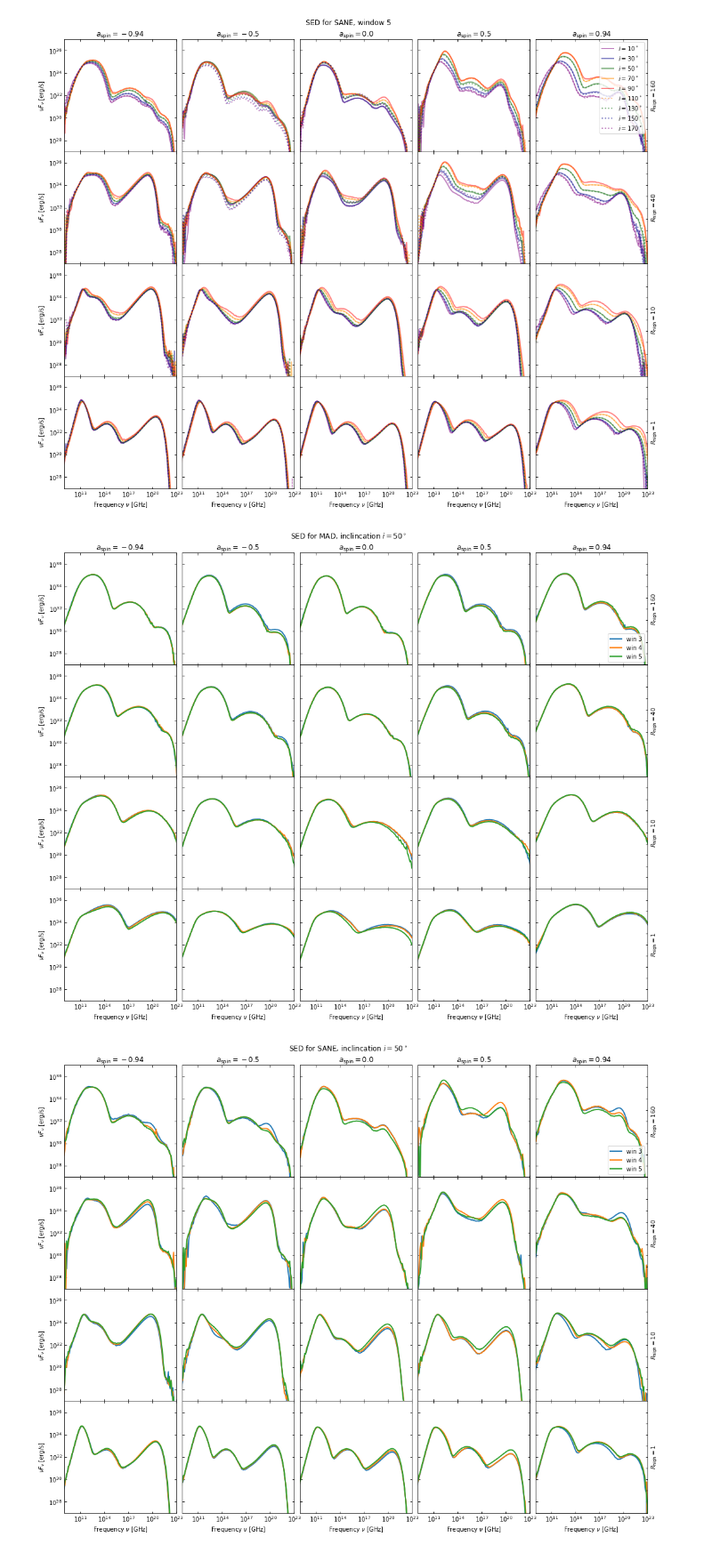
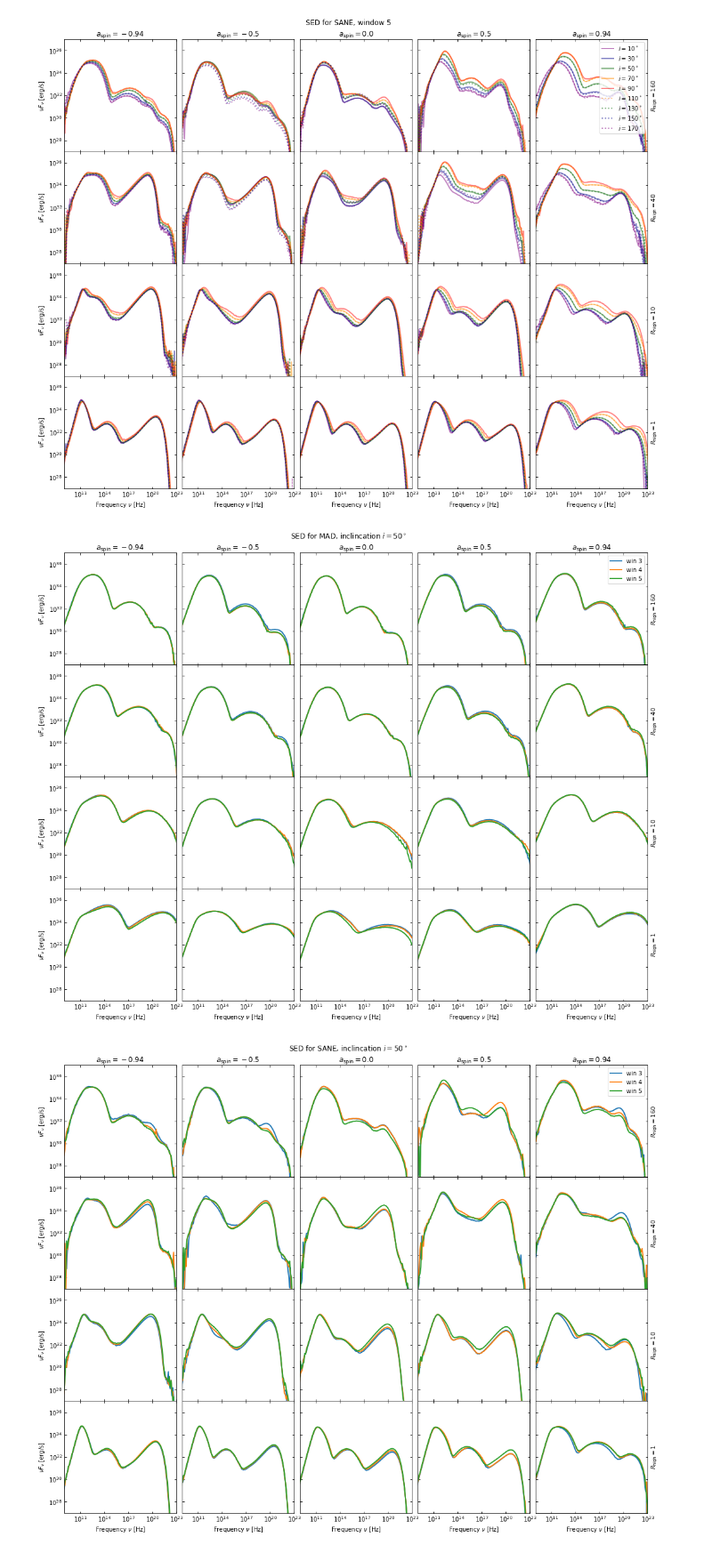
Before and after one commit to eventhorizontelescope/2017_sgra_paper5, a Jupyter notebook: output_sedgrid.ipynb, the cells around one changed output. Shown at 89% size. Saved outputs shown, nothing was run; the diff lists cells and outputs as text; code cells hidden in the pictures.

```diff
--- a/output_sedgrid.ipynb
+++ b/output_sedgrid.ipynb
@@ -144,7 +126,7 @@ for m in mag:
     viz.grid(pf(win=w)(mag=m).sort_values('inc'), plot_multiinc, aspin=aspin, Rhigh=Rhigh[::-1],
              figsize=(15,12), title=f'SED for {magmap[m]}, window {w}',
              xtitle=r'$a_\mathrm{{spin}}={}$', ytitle=r'$R_\mathrm{{high}}={}$',
-             xlabel=r'Frequency $\nu$ [GHz]',  ylabel=r'$\nu F_\nu$ [erg/s]',
+             xlabel=r'Frequency $\nu$ [Hz]',  ylabel=r'$\nu F_\nu$ [erg/s]',
              legend='upper right',
              fout=f'output/plot/sedinc_{magmap[m]}')
 # %% [output]
@@ -153,13 +135,13 @@ for m in mag:
 # %%
 i = 50
 
 for m in mag:
     viz.grid(pf(mag=m)(inc=i).sort_values('win'), plot_multiwin, aspin=aspin, Rhigh=Rhigh[::-1],
              figsize=(15,12), title=f'SED for {magmap[m]}, inclincation $i={i}^\circ$',
              xtitle=r'$a_\mathrm{{spin}}={}$', ytitle=r'$R_\mathrm{{high}}={}$',
-             xlabel=r'Frequency $\nu$ [GHz]',  ylabel=r'$\nu F_\nu$ [erg/s]',
-             legend='lower right',
+             xlabel=r'Frequency $\nu$ [Hz]',  ylabel=r'$\nu F_\nu$ [erg/s]',
+             legend='upper right',
              fout=f'output/plot/sedwin_{magmap[m]}')
 # %% [output]
-[figure, old version]
+[figure, new version]
-[figure, old version]
+[figure, new version]
```
Also changed, not shown: parts of 3 cells of this notebook, 1 other file.
